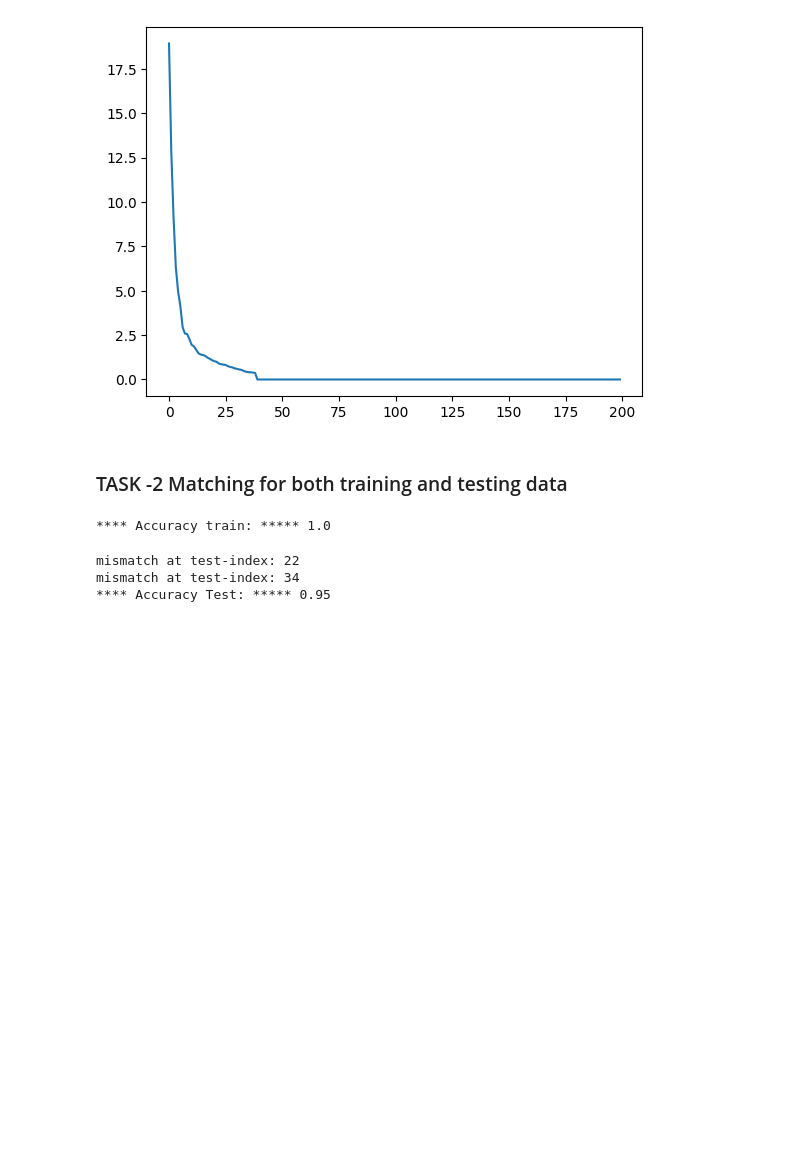
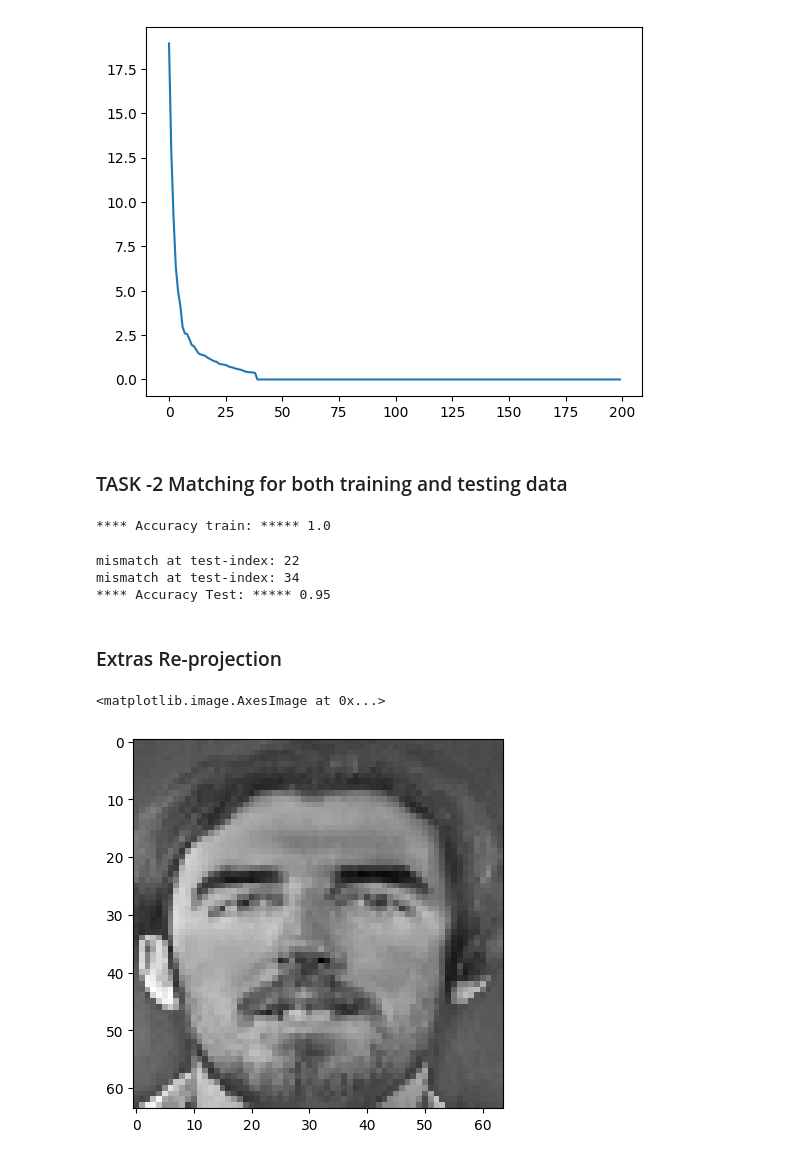
Before and after one commit to bhaba-ranjan/eigenfaces-recognition, a Jupyter notebook: eigenfaces.ipynb, the cells around one changed output. Cells and saved outputs as stored; diff of their text form; code cells hidden in the pictures; blank space fills up the shorter version.

Commit message:
fix: extras adde

```diff
--- a/eigenfaces.ipynb
+++ b/eigenfaces.ipynb
@@ -47,6 +47,9 @@ def get_image_projection(_img, mean_image, eigen_vectors, k):
     _img_centered = _img - mean_image
     projection = get_eigen_projection(_img_centered, eigen_vectors, k)
     return projection
+# %%
+def reproject_image(weights, eigenvectors, k):
+    return np.dot(weights, eigenvectors[:,:k].T)
 # %% [markdown]
 ### Task -1 All images projected to low dimensional space
 # %%
@@ -108,3 +111,15 @@ print("**** Accuracy Test: *****", correct_matches/test_images.shape[1])
 mismatch at test-index: 22
 mismatch at test-index: 34
 **** Accuracy Test: ***** 0.95
+# %% [markdown]
+### Extras Re-projection
+# %%
+_image_10 = weights[10,:].reshape(1,99)
+# %%
+_projecte_img_10  = reproject_image(_image_10, eigen_vector, 99)
+x = _projecte_img_10 + mean_image
+# %%
+plt.imshow(_projecte_img_10.reshape(shape), cmap='gray')
+# %% [output]
+<matplotlib.image.AxesImage at 0x...>
+[figure, added]
```
Also changed, not shown: parts of 1 cell of this notebook.
